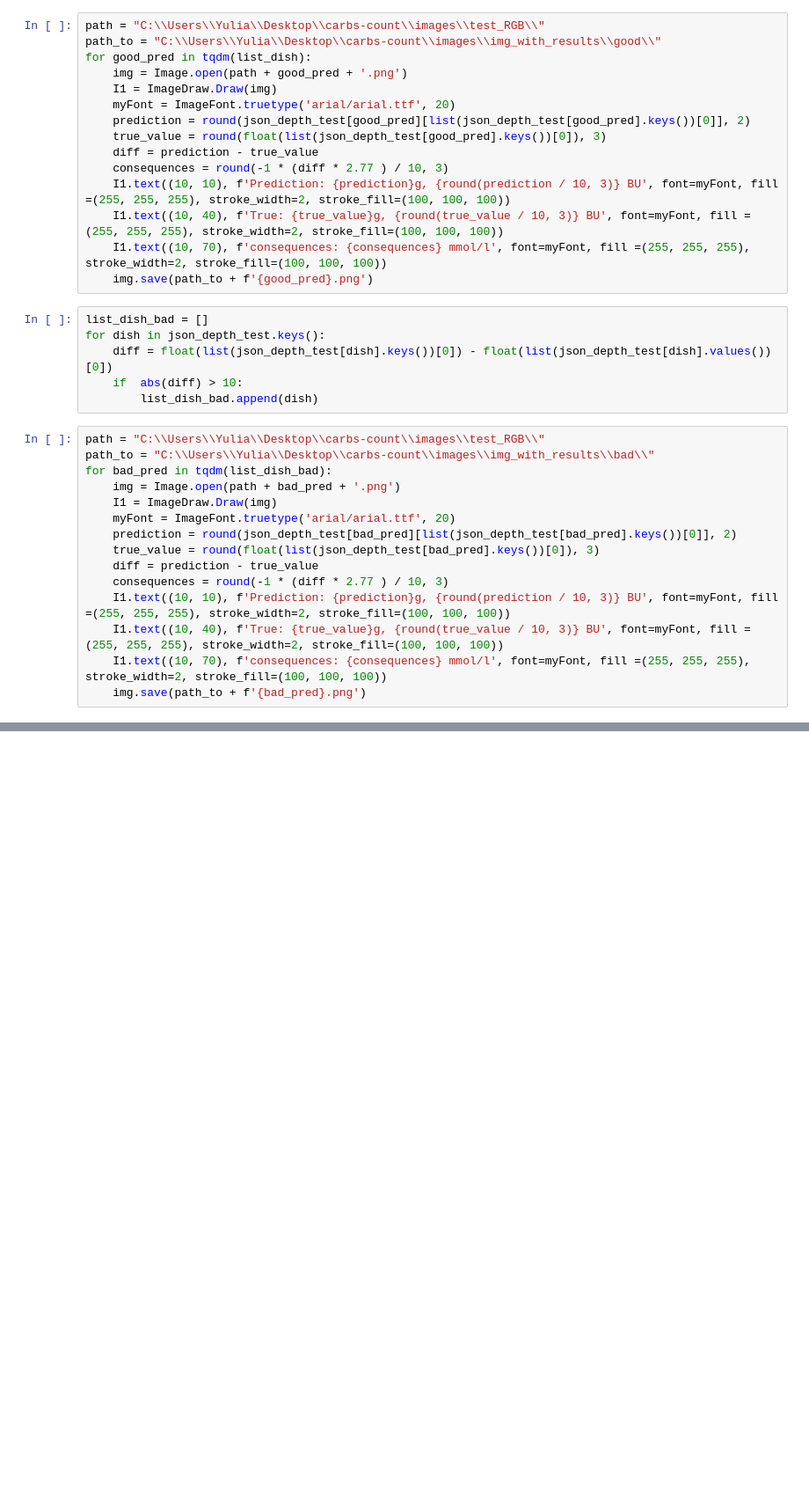
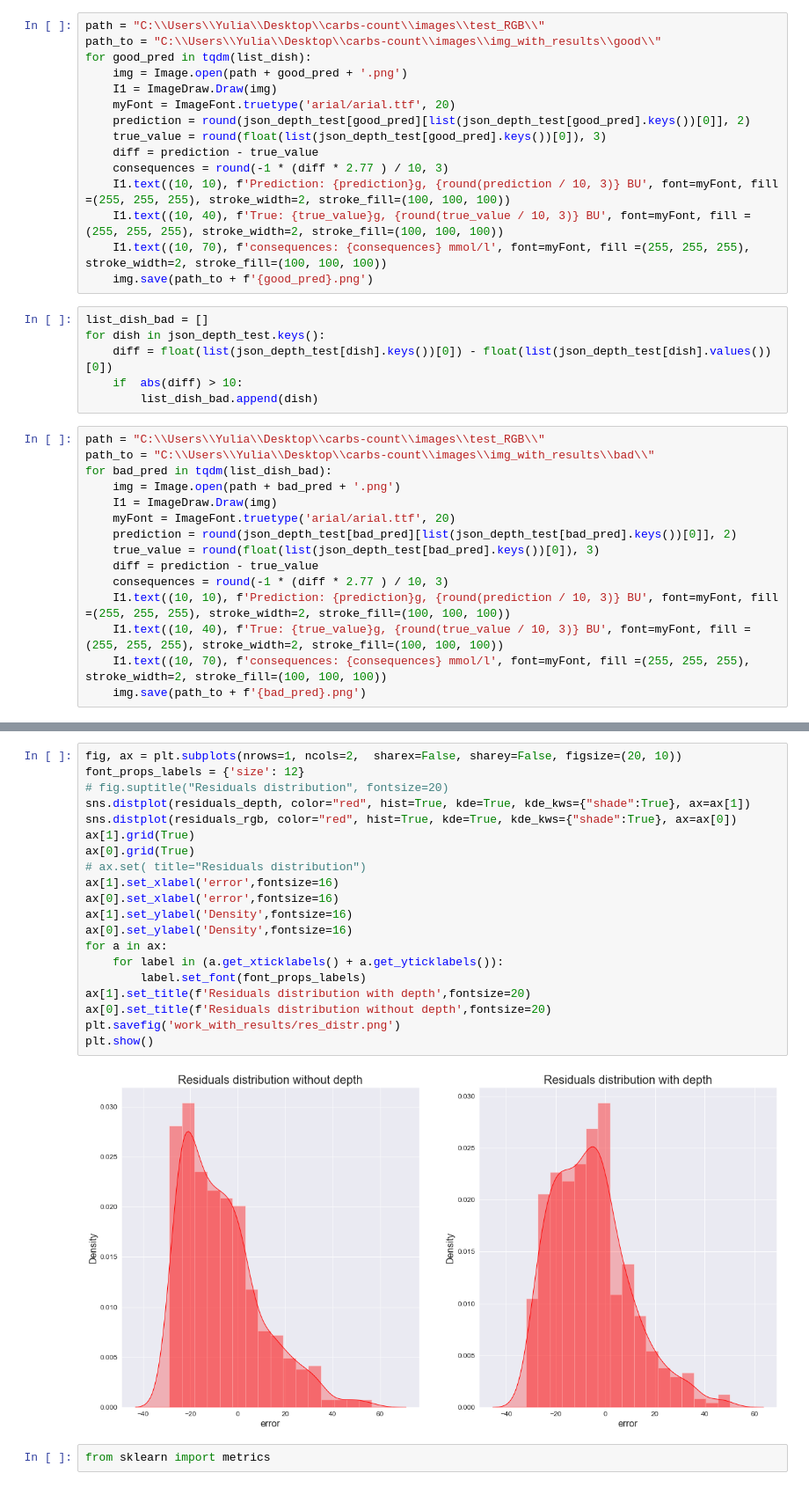
Before and after one commit to YUMVOLKOVA/Diploma_carbs-count, a Jupyter notebook: work_with_results/prediction.ipynb, the cells around one changed output, grey strips where cells are left out. Shown at 88% size. Cells and saved outputs as stored; diff of their text form; blank space fills up the shorter version.

```diff
--- a/work_with_results/prediction.ipynb
+++ b/work_with_results/prediction.ipynb
@@ -56,0 +112,24 @@ for bad_pred in tqdm(list_dish_bad):
+# %%
+fig, ax = plt.subplots(nrows=1, ncols=2,  sharex=False, sharey=False, figsize=(20, 10))
+font_props_labels = {'size': 12}
+# fig.suptitle("Residuals distribution", fontsize=20)
+sns.distplot(residuals_depth, color="red", hist=True, kde=True, kde_kws={"shade":True}, ax=ax[1])
+sns.distplot(residuals_rgb, color="red", hist=True, kde=True, kde_kws={"shade":True}, ax=ax[0])
+ax[1].grid(True)
+ax[0].grid(True)
+# ax.set( title="Residuals distribution")
+ax[1].set_xlabel('error',fontsize=16)
+ax[0].set_xlabel('error',fontsize=16)
+ax[1].set_ylabel('Density',fontsize=16)
+ax[0].set_ylabel('Density',fontsize=16)
+for a in ax:
+    for label in (a.get_xticklabels() + a.get_yticklabels()):
+        label.set_font(font_props_labels)
+ax[1].set_title(f'Residuals distribution with depth',fontsize=20)
+ax[0].set_title(f'Residuals distribution without depth',fontsize=20)
+plt.savefig('work_with_results/res_distr.png')
+plt.show()
+# %% [output]
+[figure, added]
+# %%
+from sklearn import metrics
```
Also changed, not shown: parts of 10 cells of this notebook, 5 other files.
